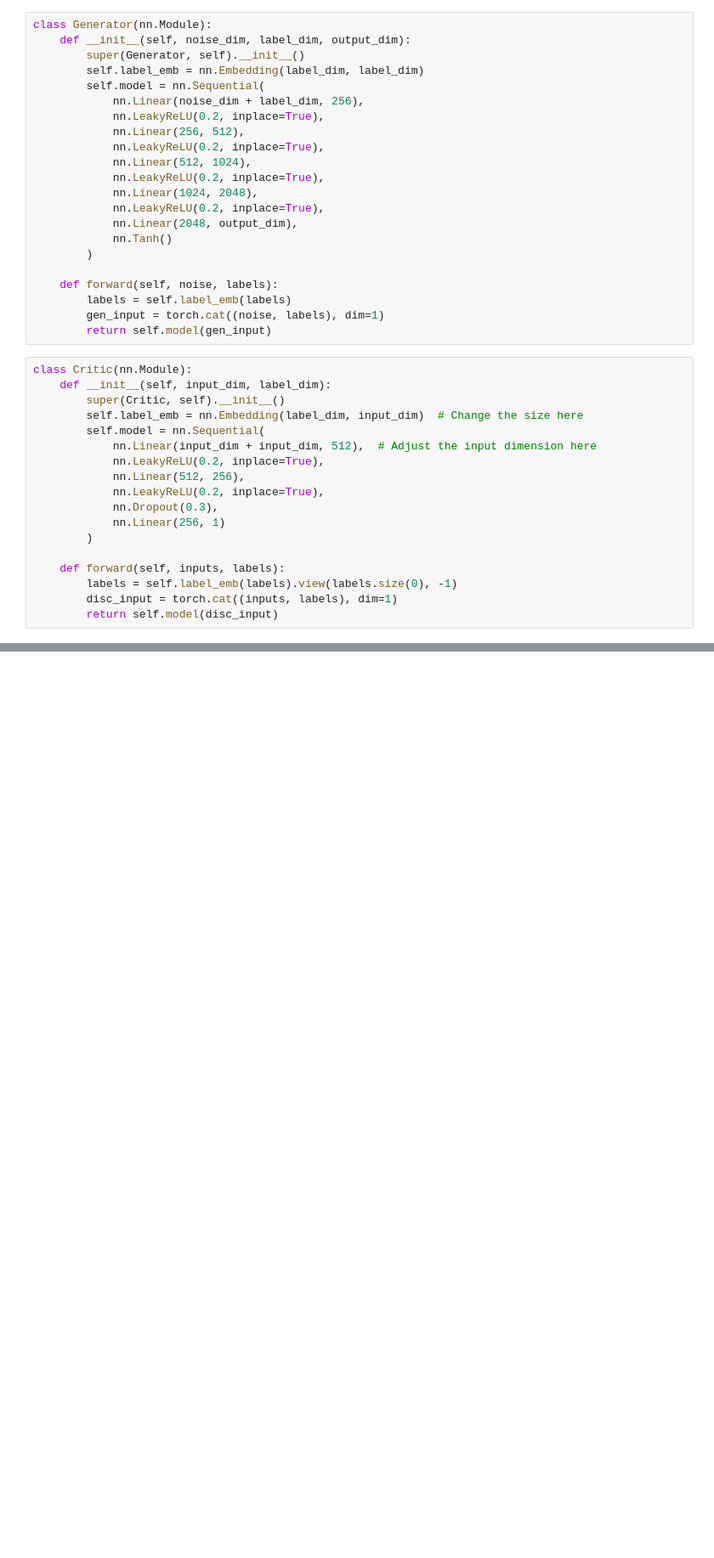
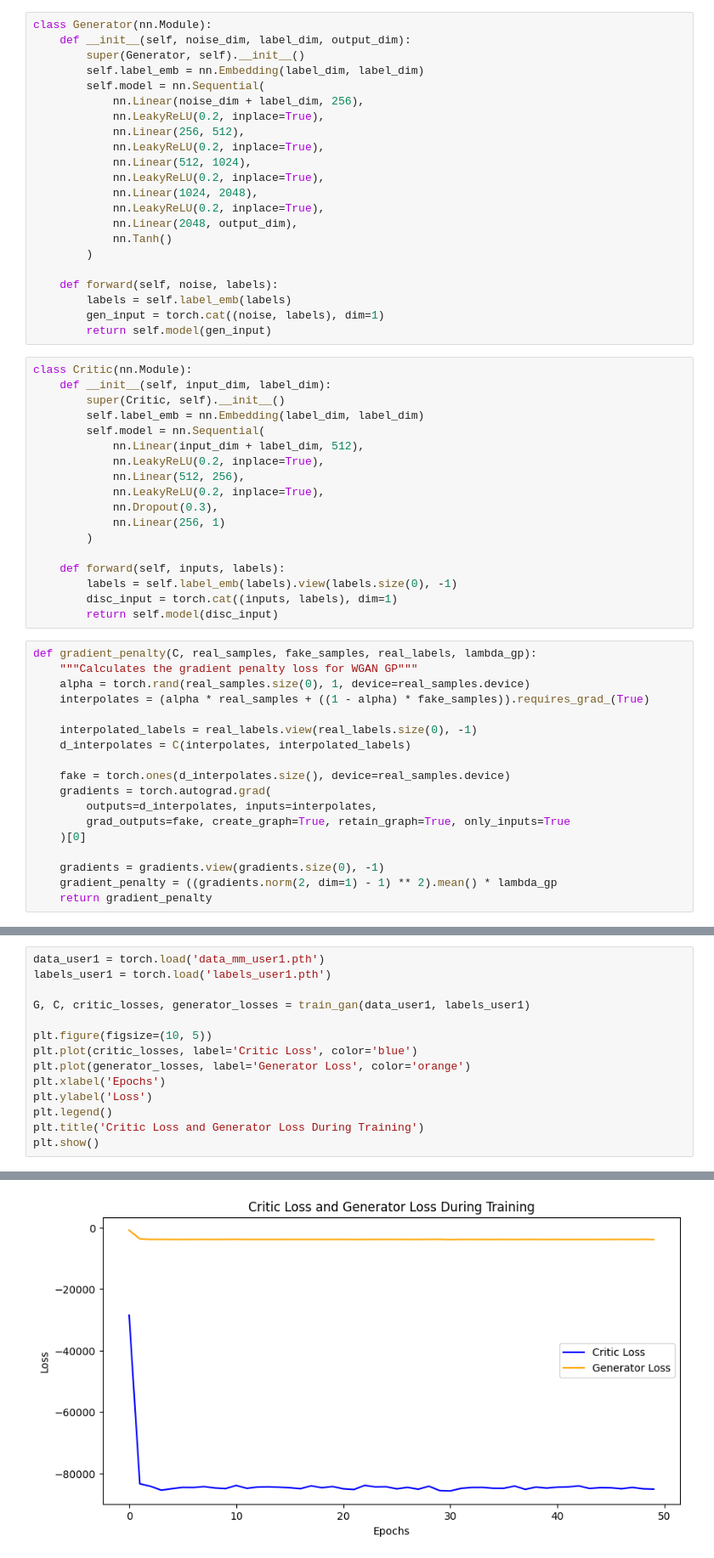
Before and after one commit to devansheek/CSI-GAN-Data-Augmentation, a Jupyter notebook: cwgan with gp.ipynb, the cells around one changed output, grey strips where cells are left out. Shown: that part at 85% size. Drawn from its saved outputs; the diff is of its cells as text; blank space fills up the shorter version.

Commit message:
plot losses

```diff
--- a/cwgan with gp.ipynb
+++ b/cwgan with gp.ipynb
@@ -30,9 +31,9 @@ class Generator(nn.Module):
 class Critic(nn.Module):
     def __init__(self, input_dim, label_dim):
         super(Critic, self).__init__()
-        self.label_emb = nn.Embedding(label_dim, input_dim)  # Change the size here
+        self.label_emb = nn.Embedding(label_dim, label_dim)
         self.model = nn.Sequential(
-            nn.Linear(input_dim + input_dim, 512),  # Adjust the input dimension here
+            nn.Linear(input_dim + label_dim, 512),
             nn.LeakyReLU(0.2, inplace=True),
             nn.Linear(512, 256),
             nn.LeakyReLU(0.2, inplace=True),
@@ -44,3 +45,21 @@ class Critic(nn.Module):
         labels = self.label_emb(labels).view(labels.size(0), -1)
         disc_input = torch.cat((inputs, labels), dim=1)
         return self.model(disc_input)
+# %%
+def gradient_penalty(C, real_samples, fake_samples, real_labels, lambda_gp):
+    """Calculates the gradient penalty loss for WGAN GP"""
+    alpha = torch.rand(real_samples.size(0), 1, device=real_samples.device)
+    interpolates = (alpha * real_samples + ((1 - alpha) * fake_samples)).requires_grad_(True)
+
+    interpolated_labels = real_labels.view(real_labels.size(0), -1)
+    d_interpolates = C(interpolates, interpolated_labels)
+
+    fake = torch.ones(d_interpolates.size(), device=real_samples.device)
+    gradients = torch.autograd.grad(
+        outputs=d_interpolates, inputs=interpolates,
+        grad_outputs=fake, create_graph=True, retain_graph=True, only_inputs=True
+    )[0]
+
+    gradients = gradients.view(gradients.size(0), -1)
+    gradient_penalty = ((gradients.norm(2, dim=1) - 1) ** 2).mean() * lambda_gp
+    return gradient_penalty
@@ -46,0 +125,15 @@ class Critic(nn.Module):
+# %%
+data_user1 = torch.load('data_mm_user1.pth')
+labels_user1 = torch.load('labels_user1.pth')
+
+G, C, critic_losses, generator_losses = train_gan(data_user1, labels_user1)
+
+plt.figure(figsize=(10, 5))
+plt.plot(critic_losses, label='Critic Loss', color='blue')
+plt.plot(generator_losses, label='Generator Loss', color='orange')
+plt.xlabel('Epochs')
+plt.ylabel('Loss')
+plt.legend()
+plt.title('Critic Loss and Generator Loss During Training')
+plt.show()
+# %% [output]
@@ -47 +142,2 @@ class Critic(nn.Module):
+[figure, added]
 # %%
```
Also changed, not shown: parts of 7 cells of this notebook, 13 other files.
